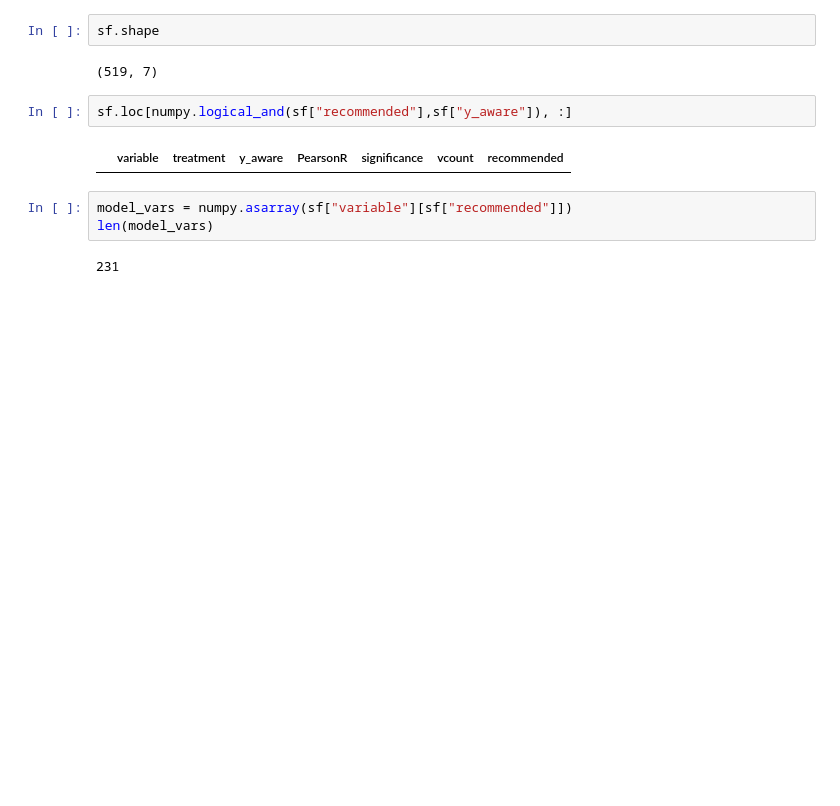
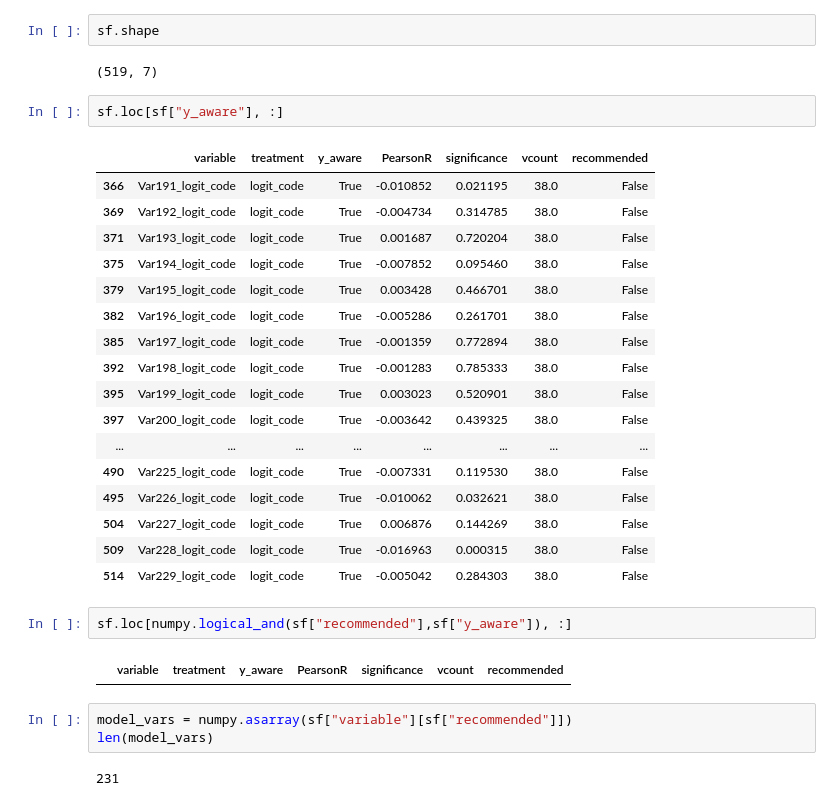
Before and after one commit to WinVector/pyvtreat, a Jupyter notebook: Examples/KDD2009Example.ipynb, the cells around one changed output. Drawn from its saved outputs; the diff is of its cells as text; blank space fills up the shorter version.

```diff
--- a/Examples/KDD2009Example.ipynb
+++ b/Examples/KDD2009Example.ipynb
@@ -64,6 +64,26 @@ sf.head()
 sf.shape
 # %% [output]
 (519, 7)
+# %%
+sf.loc[sf["y_aware"], :]
+# %% [output]
+|  | variable | treatment | y_aware | PearsonR | significance | vcount | recommended |
+| 366 | Var191_logit_code | logit_code | True | -0.010852 | 0.021195 | 38.0 | False |
+| 369 | Var192_logit_code | logit_code | True | -0.004734 | 0.314785 | 38.0 | False |
+| 371 | Var193_logit_code | logit_code | True | 0.001687 | 0.720204 | 38.0 | False |
+| 375 | Var194_logit_code | logit_code | True | -0.007852 | 0.095460 | 38.0 | False |
+| 379 | Var195_logit_code | logit_code | True | 0.003428 | 0.466701 | 38.0 | False |
+| 382 | Var196_logit_code | logit_code | True | -0.005286 | 0.261701 | 38.0 | False |
+| 385 | Var197_logit_code | logit_code | True | -0.001359 | 0.772894 | 38.0 | False |
+| 392 | Var198_logit_code | logit_code | True | -0.001283 | 0.785333 | 38.0 | False |
+| 395 | Var199_logit_code | logit_code | True | 0.003023 | 0.520901 | 38.0 | False |
+| 397 | Var200_logit_code | logit_code | True | -0.003642 | 0.439325 | 38.0 | False |
+| ... | ... | ... | ... | ... | ... | ... | ... |
+| 490 | Var225_logit_code | logit_code | True | -0.007331 | 0.119530 | 38.0 | False |
+| 495 | Var226_logit_code | logit_code | True | -0.010062 | 0.032621 | 38.0 | False |
+| 504 | Var227_logit_code | logit_code | True | 0.006876 | 0.144269 | 38.0 | False |
+| 509 | Var228_logit_code | logit_code | True | -0.016963 | 0.000315 | 38.0 | False |
+| 514 | Var229_logit_code | logit_code | True | -0.005042 | 0.284303 | 38.0 | False |
 # %%
 sf.loc[numpy.logical_and(sf["recommended"],sf["y_aware"]), :]
 # %% [output]
```
Also changed, not shown: parts of 7 cells of this notebook, 7 other files.
